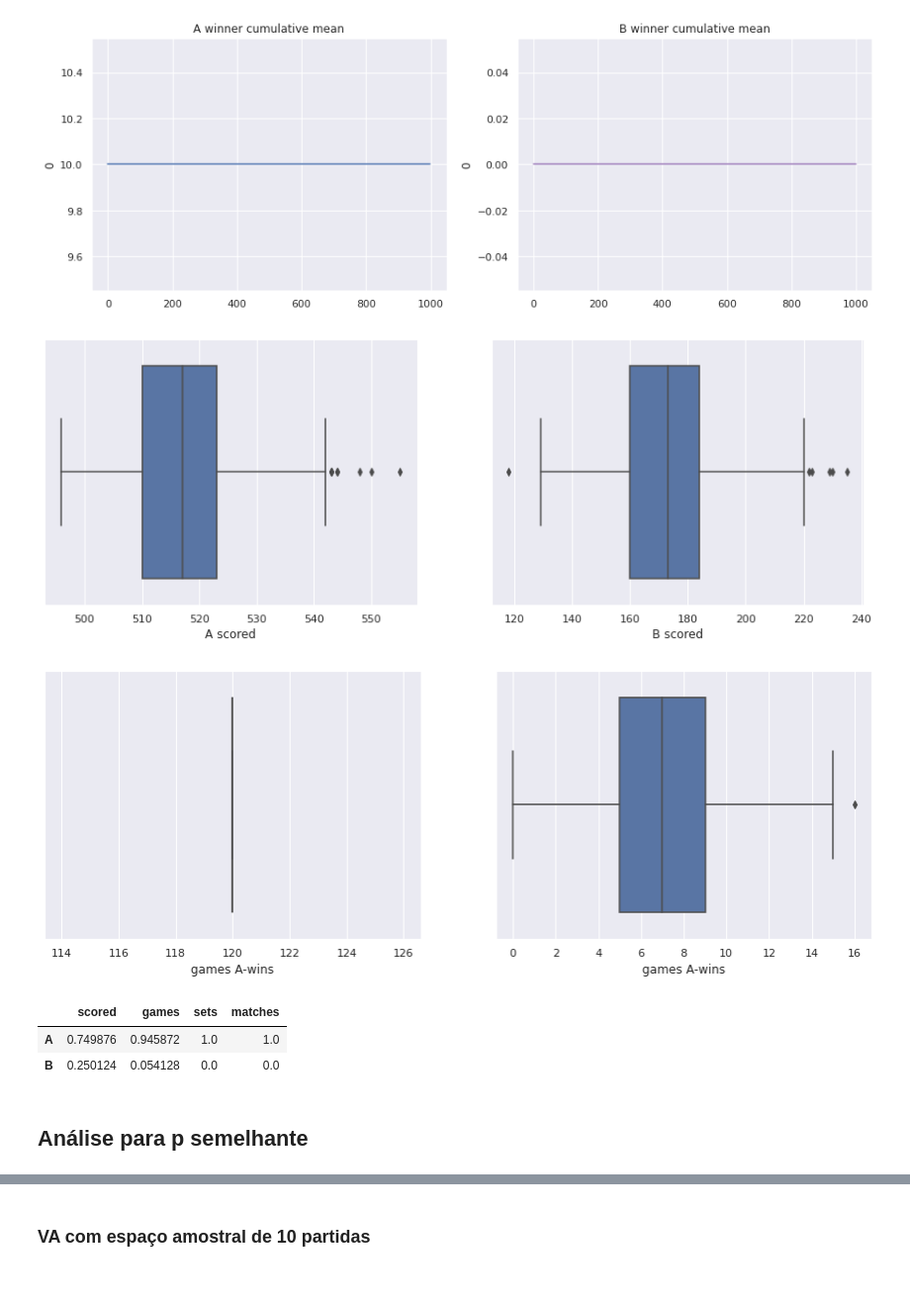
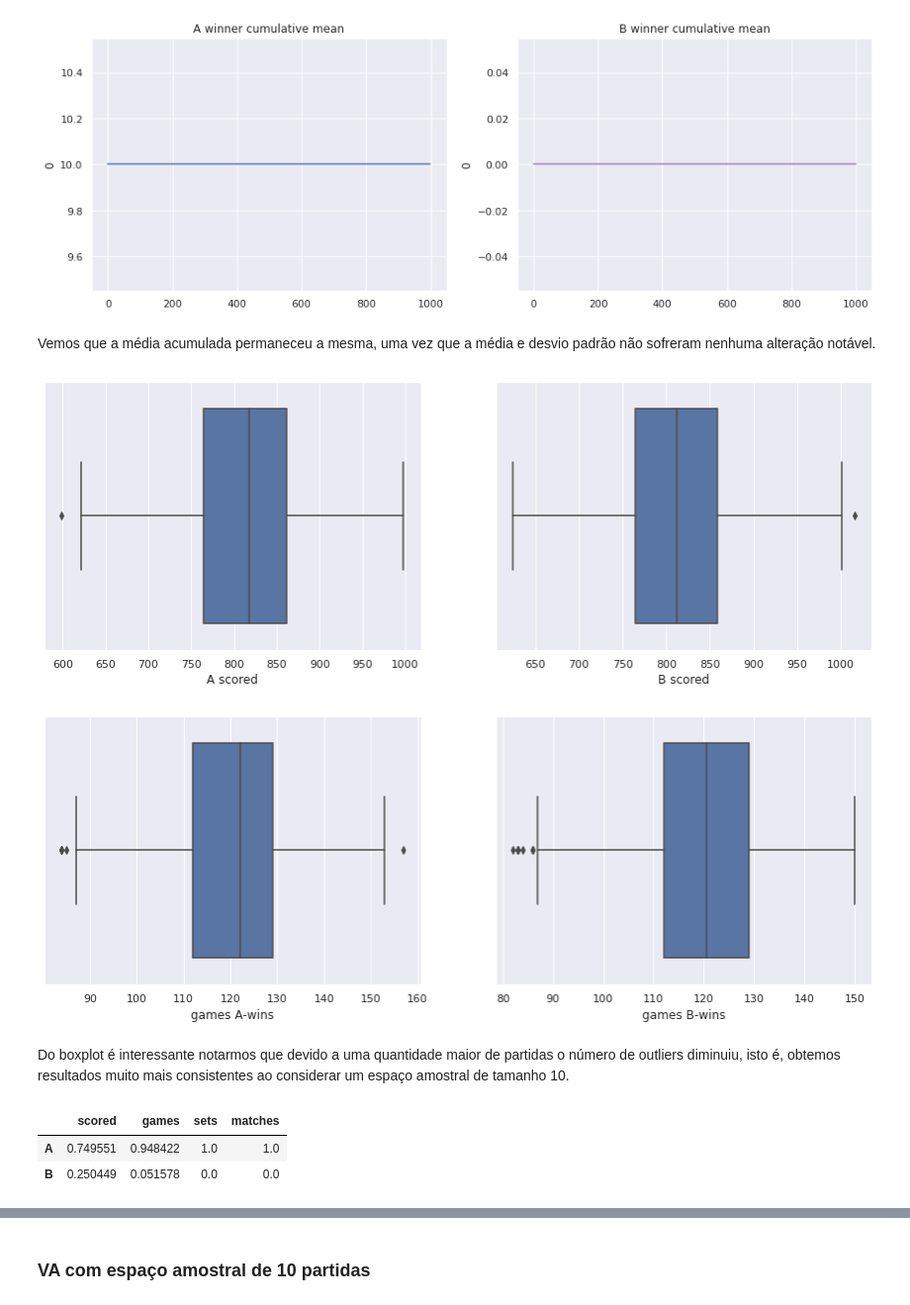
Before and after one commit to gsoaresbaptista/markov-tennis, a Jupyter notebook: analise.ipynb, the cells around one changed output, grey strips where cells are left out. Shown: that part at 99% size. Drawn from its saved outputs; the diff is of its cells as text; code cells hidden in the pictures.

Commit message:
Adiciona texto nas análises.

```diff
--- a/analise.ipynb
+++ b/analise.ipynb
@@ -50,12 +70,12 @@ for i in range(0, n_sample//3):
     tennis_va3_dict['A']['matches'].append(sum(tennis_df.iloc[i*3:i*3+3, :]['Winner'] == 'A'))
     tennis_va3_dict['B']['matches'].append(sum(tennis_df.iloc[i*3:i*3+3, :]['Winner'] == 'B'))
 
-    tennis_va3_dict['A']['scored'].append(sum(tennis_df.loc[i*3:i*3+3, 'A scored']))
-    tennis_va3_dict['B']['scored'].append(sum(tennis_df.loc[i*3:i*3+3, 'B scored']))
+    tennis_va3_dict['A']['scored'].append(sum(tennis_df.loc[i*3:i*3+2, 'A scored']))
+    tennis_va3_dict['B']['scored'].append(sum(tennis_df.loc[i*3:i*3+2, 'B scored']))
 
-    tennis_va3_dict['A']['games'].append(sum(tennis_df.loc[i*3:i*3+3, 'games A-Wins']))
-    tennis_va3_dict['B']['games'].append(sum(tennis_df.loc[i*3:i*3+3, 'games B-Wins']))
+    tennis_va3_dict['A']['games'].append(sum(tennis_df.loc[i*3:i*3+2, 'games A-Wins']))
+    tennis_va3_dict['B']['games'].append(sum(tennis_df.loc[i*3:i*3+2, 'games B-Wins']))
 
-    tennis_va3_dict['A']['sets'].append(sum(tennis_df.loc[i*3:i*3+3, 'sets A-Wins']))
-    tennis_va3_dict['B']['sets'].append(sum(tennis_df.loc[i*3:i*3+3, 'sets B-Wins']))
+    tennis_va3_dict['A']['sets'].append(sum(tennis_df.loc[i*3:i*3+2, 'sets A-Wins']))
+    tennis_va3_dict['B']['sets'].append(sum(tennis_df.loc[i*3:i*3+2, 'sets B-Wins']))
 # %%
@@ -228,21 +268,25 @@ ax[1].set_title('B winner cumulative mean')
 sns.lineplot(data=tennis_va10_df_dict['B']['matches'].expanding().mean().iloc[:, 0], ax=ax[1], color='#9C7ABA');
 # %% [output]
 [figure]
+# %% [markdown]
+Vemos que a média acumulada permaneceu a mesma, uma vez que a média e desvio padrão não sofreram nenhuma alteração notável.
 # %%
 fig, ax = plt.subplots(1, 2, figsize=(15, 5))
 sns.boxplot(x=tennis_va10_df_dict['A']['scored'][0], ax=ax[0]);
 ax[0].set_xlabel('A scored')
 sns.boxplot(x=tennis_va10_df_dict['B']['scored'][0], ax=ax[1]);
 ax[1].set_xlabel('B scored')
 
 fig, ax = plt.subplots(1, 2, figsize=(15, 5))
 sns.boxplot(x=tennis_va10_df_dict['A']['games'][0], ax=ax[0]);
 ax[0].set_xlabel('games A-wins')
 sns.boxplot(x=tennis_va10_df_dict['B']['games'][0], ax=ax[1]);
-ax[1].set_xlabel('games A-wins');
+ax[1].set_xlabel('games B-wins');
 # %% [output]
-[figure, old version]
+[figure, new version]
-[figure, old version]
+[figure, new version]
+# %% [markdown]
+Do boxplot é interessante notarmos que devido a uma quantidade maior de partidas o número de outliers diminuiu, isto é, obtemos resultados muito mais consistentes ao considerar um espaço amostral de tamanho 10.
 # %%
 def percentage(data_a: pd.DataFrame, data_b: pd.DataFrame):
     data_a = data_a.sum()
@@ -272,7 +316,5 @@ percentages_df = pd.DataFrame(percentages)
 percentages_df
 # %% [output]
 |  | scored | games | sets | matches |
-| A | 0.749876 | 0.945872 | 1.0 | 1.0 |
-| B | 0.250124 | 0.054128 | 0.0 | 0.0 |
+| A | 0.749551 | 0.948422 | 1.0 | 1.0 |
+| B | 0.250449 | 0.051578 | 0.0 | 0.0 |
-# %% [markdown]
-## Análise para p semelhante
```
Also changed, not shown: parts of 51 cells of this notebook, 2 other files.
